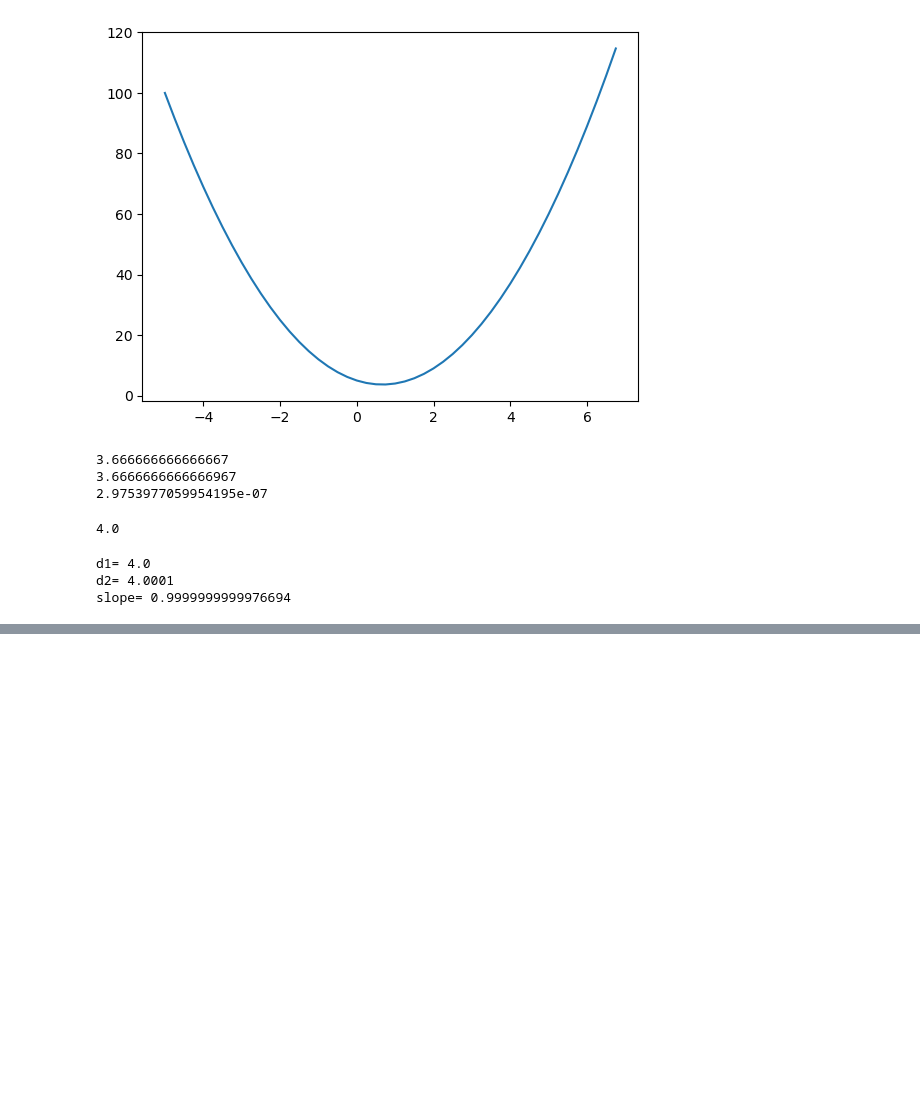
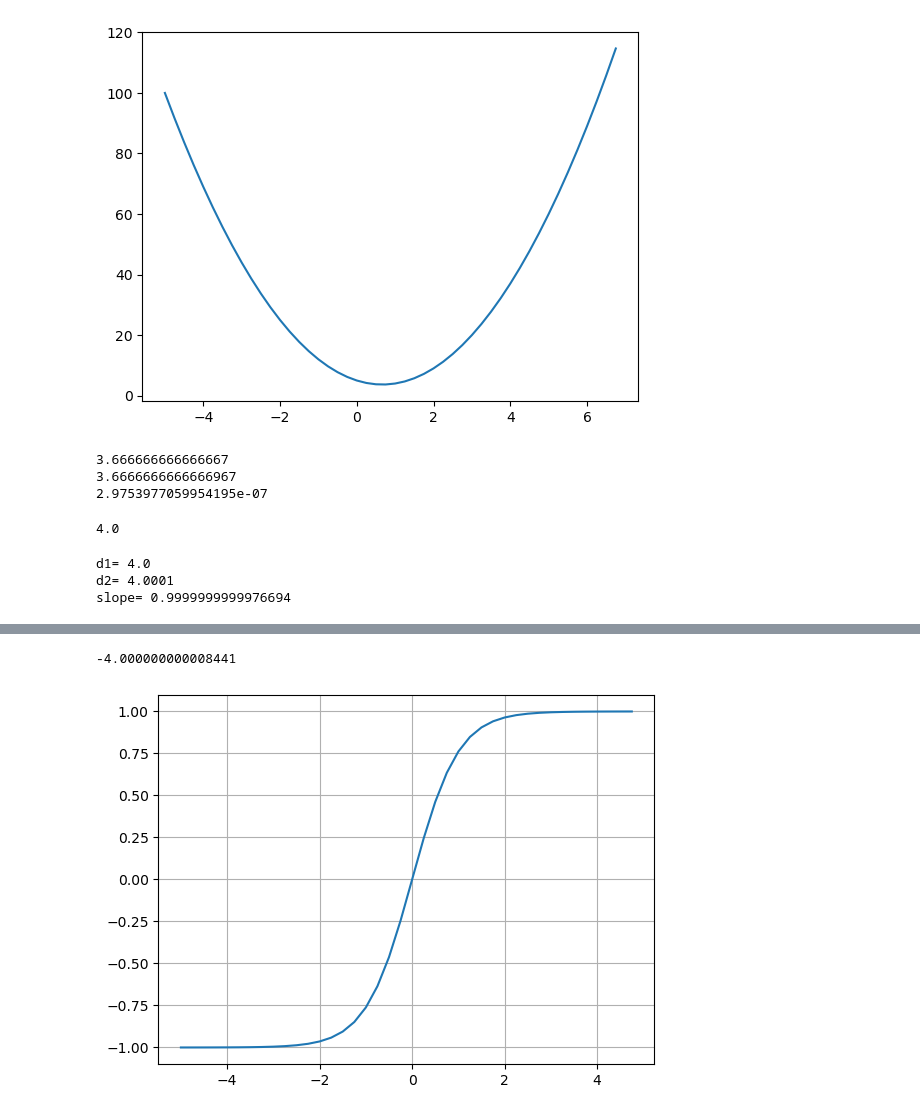
Before and after one commit to MaolinSun32/nn-zero-to-hero-sml, a Jupyter notebook: notebooks/1-st.ipynb, the cells around one changed output, grey strips where cells are left out. Saved outputs shown, nothing was run; the diff lists cells and outputs as text; code cells hidden in the pictures; blank space fills up the shorter version.

```diff
--- a/notebooks/1-st.ipynb
+++ b/notebooks/1-st.ipynb
@@ -85,0 +185,39 @@ Vaule(data=-1.0)
+# %%
+def lol():
+    h=0.0001
+
+    a=Value(2.0,label='a')
+    b=Value(-3.0,label='b')
+    c=Value(10.0,label='c')
+    e=a*b; e._label='e'
+    d=e+c; d._label='d'
+    f=Value(-2.0,label='f')
+    L=d*f; L._label='L'
+    L1=L.data
+
+    a=Value(2.0,label='a')
+    # a.data+=h
+    b=Value(-3.0,label='b')
+    b.data+=h
+    c=Value(10.0,label='c')
+    # c.data+=h
+    e=a*b; e._label='e'
+    # e.data+=h
+    d=e+c; d._label='d'
+    # d.data+=h
+    f=Value(-2.0,label='f')
+    # f.data+=h
+    L=d*f; L._label='L'
+    L2=L.data
+    # L2+=h
+
+    print((L2-L1)/h)
+
+lol()
+# %% [output]
+-4.000000000008441
+# %%
+plt.plot(np.arange(-5.0,5.0,0.25),np.tanh(np.arange(-5.0,5.0,0.25)))
+plt.grid(True)
+# %% [output]
+[figure, added]
```
Also changed, not shown: parts of 14 cells of this notebook.
